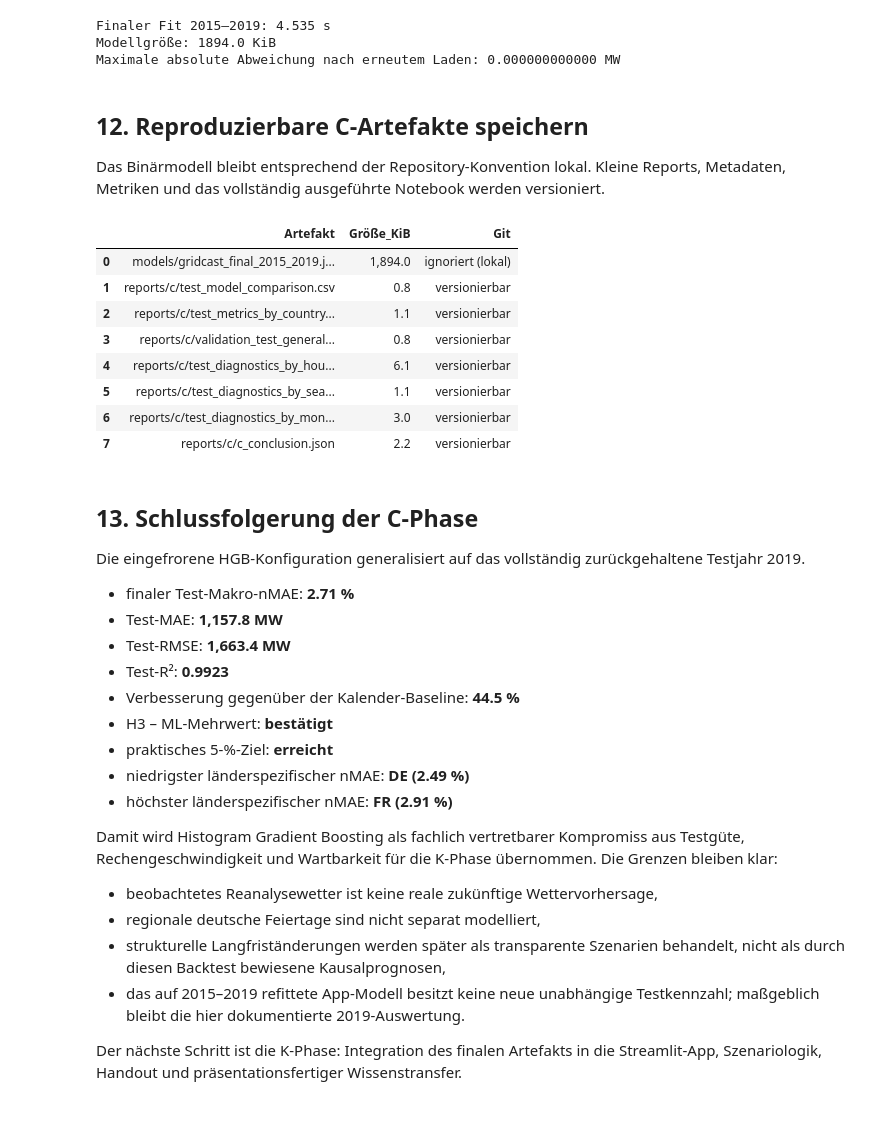
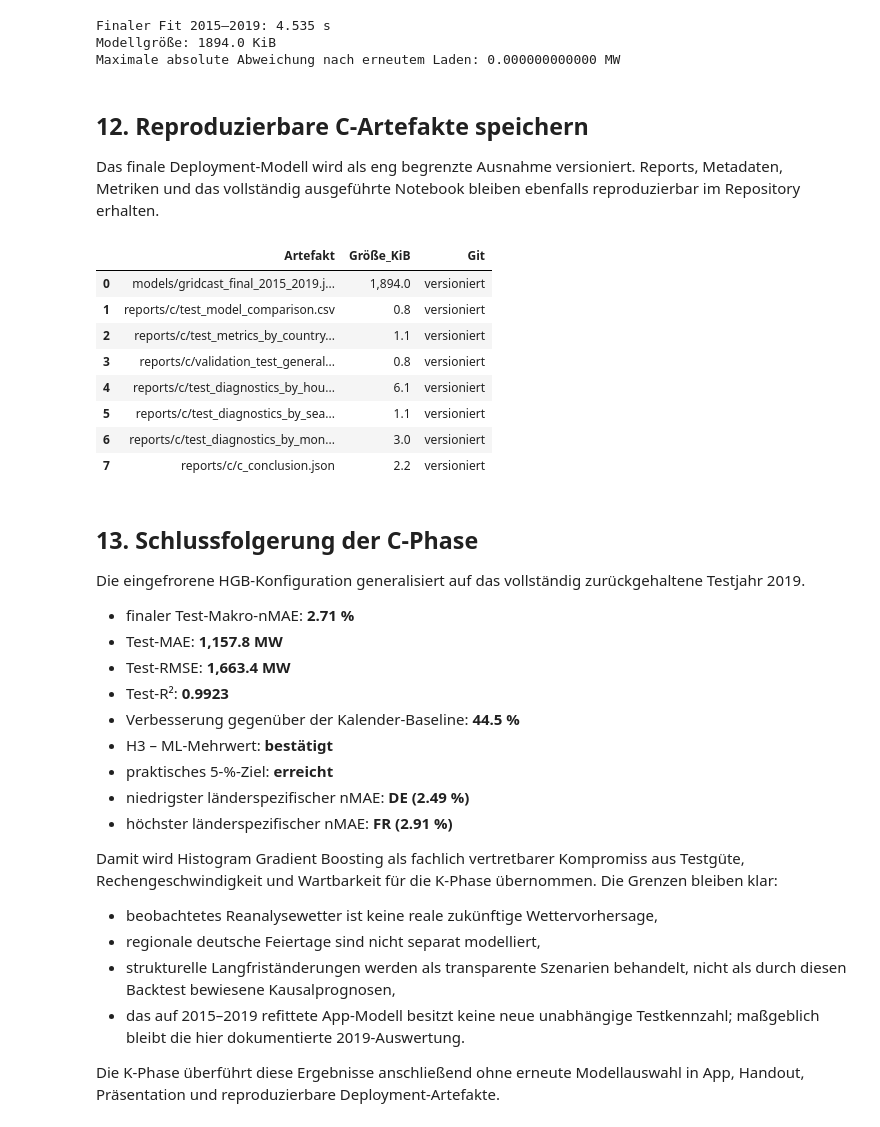
Before and after one commit to Tajan95/gridcast-europe, a Jupyter notebook: notebooks/03_conclude_compare.ipynb, the cells around one changed output. Cells and saved outputs as stored; diff of their text form; code cells hidden in the pictures.

```diff
--- a/notebooks/03_conclude_compare.ipynb
+++ b/notebooks/03_conclude_compare.ipynb
@@ -1093,9 +1093,9 @@ Maximale absolute Abweichung nach erneutem Laden: 0.000000000000 MW
 # %% [markdown]
 ## 12. Reproduzierbare C-Artefakte speichern
 
-Das Binärmodell bleibt entsprechend der Repository-Konvention lokal. Kleine
-Reports, Metadaten, Metriken und das vollständig ausgeführte Notebook werden
-versioniert.
+Das finale Deployment-Modell wird als eng begrenzte Ausnahme versioniert.
+Reports, Metadaten, Metriken und das vollständig ausgeführte Notebook bleiben
+ebenfalls reproduzierbar im Repository erhalten.
 # %%
 test_comparison_path = reports_dir / "test_model_comparison.csv"
 country_metrics_path = reports_dir / "test_metrics_by_country.csv"
@@ -1147,7 +1147,7 @@ conclusion = {
         "training_period": "2015-01-01/2019-12-31",
         "rows": int(len(model_data)),
         "artifact_path": str(final_model_path.relative_to(PROJECT_ROOT)),
-        "artifact_versioned": False,
+        "artifact_versioned": True,
         "artifact_size_bytes": int(final_model_path.stat().st_size),
         "fit_seconds": float(final_fit_seconds),
         "reload_verified": True,
@@ -1160,42 +1160,42 @@ conclusion = {
         "joblib": joblib.__version__,
     },
 }
 conclusion_path.write_text(
     json.dumps(conclusion, ensure_ascii=False, indent=2) + "\n",
     encoding="utf-8",
 )
 
 artifact_paths = [
     final_model_path,
     test_comparison_path,
     country_metrics_path,
     generalization_path,
     hour_diagnostic_path,
     season_diagnostic_path,
     month_diagnostic_path,
     conclusion_path,
 ]
 artifact_summary = pd.DataFrame(
     [
         {
             "Artefakt": str(path.relative_to(PROJECT_ROOT)),
             "Größe_KiB": path.stat().st_size / 1024,
-            "Git": "ignoriert (lokal)" if path == final_model_path else "versionierbar",
+            "Git": "versioniert",
         }
         for path in artifact_paths
     ]
 )
 display(format_frame(artifact_summary, {"Größe_KiB": "{:,.1f}"}))
 # %% [output]
 |  | Artefakt | Größe_KiB | Git |
-| 0 | models/gridcast_final_2015_2019.j... | 1,894.0 | ignoriert (lokal) |
-| 1 | reports/c/test_model_comparison.csv | 0.8 | versionierbar |
-| 2 | reports/c/test_metrics_by_country... | 1.1 | versionierbar |
-| 3 | reports/c/validation_test_general... | 0.8 | versionierbar |
-| 4 | reports/c/test_diagnostics_by_hou... | 6.1 | versionierbar |
-| 5 | reports/c/test_diagnostics_by_sea... | 1.1 | versionierbar |
-| 6 | reports/c/test_diagnostics_by_mon... | 3.0 | versionierbar |
-| 7 | reports/c/c_conclusion.json | 2.2 | versionierbar |
+| 0 | models/gridcast_final_2015_2019.j... | 1,894.0 | versioniert |
+| 1 | reports/c/test_model_comparison.csv | 0.8 | versioniert |
+| 2 | reports/c/test_metrics_by_country... | 1.1 | versioniert |
+| 3 | reports/c/validation_test_general... | 0.8 | versioniert |
+| 4 | reports/c/test_diagnostics_by_hou... | 6.1 | versioniert |
+| 5 | reports/c/test_diagnostics_by_sea... | 1.1 | versioniert |
+| 6 | reports/c/test_diagnostics_by_mon... | 3.0 | versioniert |
+| 7 | reports/c/c_conclusion.json | 2.2 | versioniert |
 # %%
 worst_country = hgb_test_by_country.sort_values(
     "nMAE", ascending=False
@@ -1225,13 +1225,13 @@ Die Grenzen bleiben klar:
 
 - beobachtetes Reanalysewetter ist keine reale zukünftige Wettervorhersage,
 - regionale deutsche Feiertage sind nicht separat modelliert,
-- strukturelle Langfriständerungen werden später als transparente Szenarien
+- strukturelle Langfriständerungen werden als transparente Szenarien
   behandelt, nicht als durch diesen Backtest bewiesene Kausalprognosen,
 - das auf 2015–2019 refittete App-Modell besitzt keine neue unabhängige
   Testkennzahl; maßgeblich bleibt die hier dokumentierte 2019-Auswertung.
 
-Der nächste Schritt ist die K-Phase: Integration des finalen Artefakts in die
-Streamlit-App, Szenariologik, Handout und präsentationsfertiger Wissenstransfer.
+Die K-Phase überführt diese Ergebnisse anschließend ohne erneute Modellauswahl
+in App, Handout, Präsentation und reproduzierbare Deployment-Artefakte.
 """
     )
 )
@@ -1257,10 +1257,10 @@ Die Grenzen bleiben klar:
 
 - beobachtetes Reanalysewetter ist keine reale zukünftige Wettervorhersage,
 - regionale deutsche Feiertage sind nicht separat modelliert,
-- strukturelle Langfriständerungen werden später als transparente Szenarien
+- strukturelle Langfriständerungen werden als transparente Szenarien
   behandelt, nicht als durch diesen Backtest bewiesene Kausalprognosen,
 - das auf 2015–2019 refittete App-Modell besitzt keine neue unabhängige
   Testkennzahl; maßgeblich bleibt die hier dokumentierte 2019-Auswertung.
 
-Der nächste Schritt ist die K-Phase: Integration des finalen Artefakts in die
-Streamlit-App, Szenariologik, Handout und präsentationsfertiger Wissenstransfer.
+Die K-Phase überführt diese Ergebnisse anschließend ohne erneute Modellauswahl
+in App, Handout, Präsentation und reproduzierbare Deployment-Artefakte.
```
Also changed, not shown: 43 other files.
